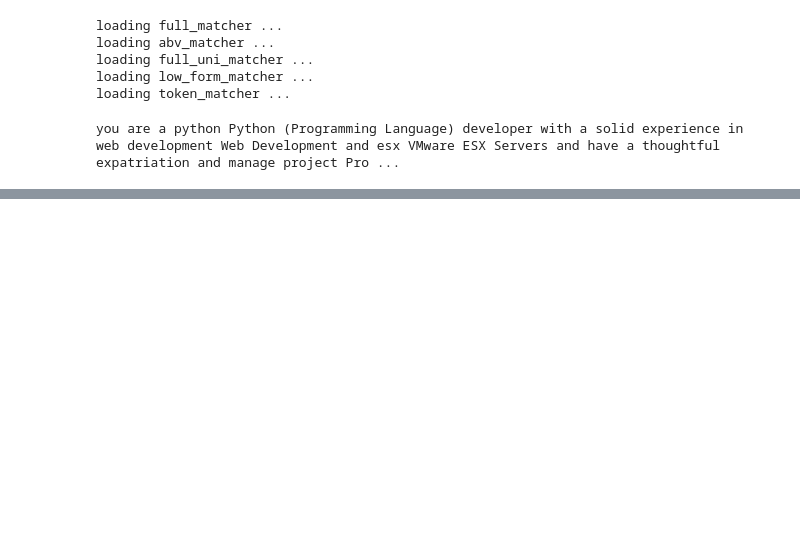
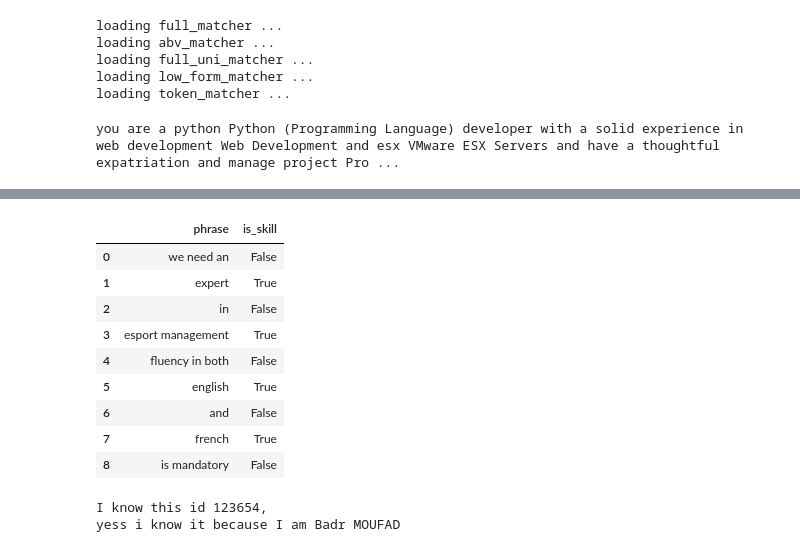
Before and after one commit to AnasAito/SkillNER, a Jupyter notebook: draft_notebooks/sandbox.ipynb, the cells around one changed output, grey strips where cells are left out. Drawn from its saved outputs; the diff is of its cells as text; code cells hidden in the pictures; blank space fills up the shorter version.

```diff
--- a/draft_notebooks/sandbox.ipynb
+++ b/draft_notebooks/sandbox.ipynb
@@ -54,0 +133,34 @@ annotations
+# %%
+# test of phrase
+from skillNer.visualizer.phrase_class import Phrase
+
+arr_phrases = Phrase.split_text_to_phare(annotations, SKILL_DB)
+# %%
+import pandas as pd
+
+frame = { 'phrase': [] , 'is_skill': [] }
+for phrase in arr_phrases:
+    frame['phrase'].append(phrase.raw_text)
+    frame["is_skill"].append(phrase.is_skill)
+
+pd.DataFrame(frame)
+# %% [output]
+|  | phrase | is_skill |
+| 0 | we need an | False |
+| 1 | expert | True |
+| 2 | in | False |
+| 3 | esport management | True |
+| 4 | fluency in both | False |
+| 5 | english | True |
+| 6 | and | False |
+| 7 | french | True |
+| 8 | is mandatory | False |
+# %%
+id_element = "123654"
+username = 'Badr MOUFAD'
+
+print("""I know this id %s,
+yess i know it because I am %s""" % (id_element, username))
+# %% [output]
+I know this id 123654,
+yess i know it because I am Badr MOUFAD
```
Also changed, not shown: parts of 7 cells of this notebook, 4 other files.
